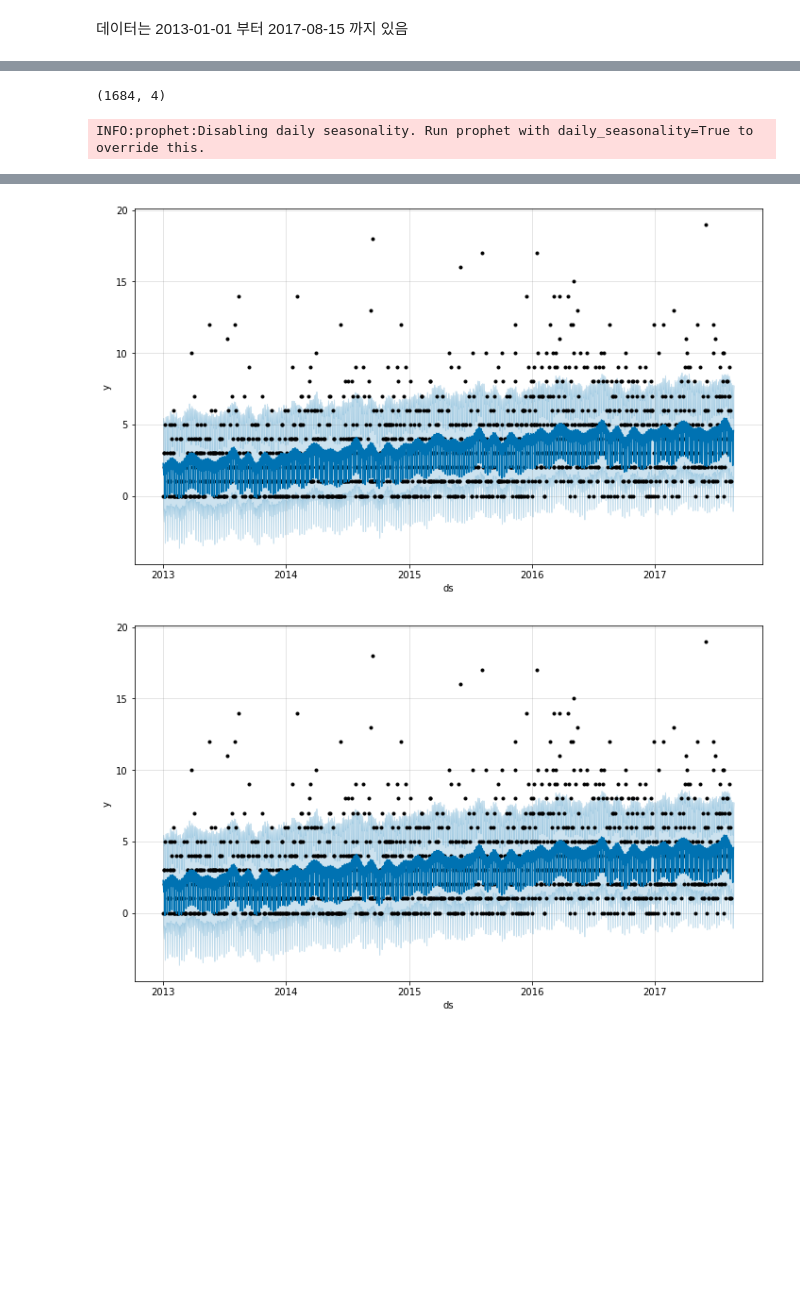
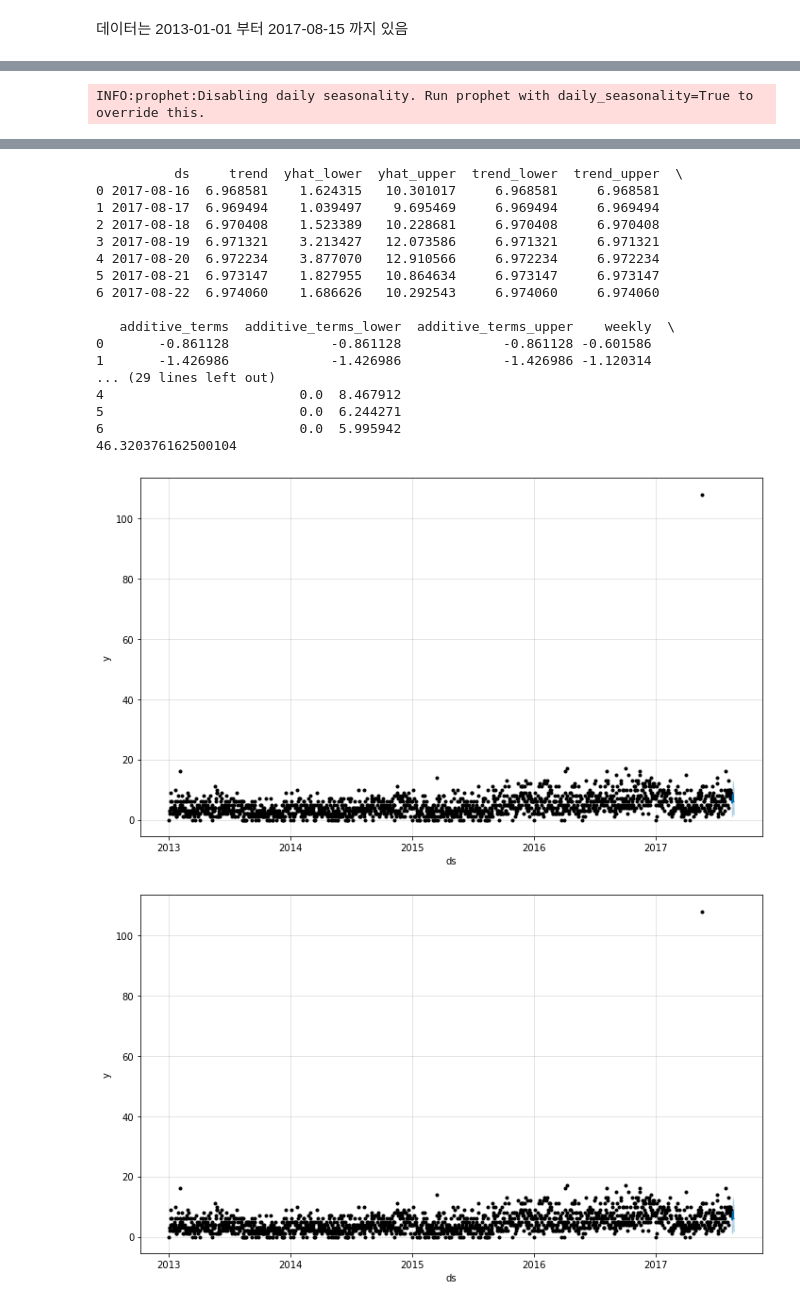
Before and after one commit to UniM0cha/Project-MachineLearning, a Jupyter notebook: Flask/prophet_test.ipynb, the cells around one changed output, grey strips where cells are left out. Saved outputs shown, nothing was run; the diff lists cells and outputs as text; code cells hidden in the pictures; blank space fills up the shorter version.

```diff
--- a/Flask/prophet_test.ipynb
+++ b/Flask/prophet_test.ipynb
@@ -5,5 +17,7 @@
 # %%
 import pandas as pd
-data = pd.read_csv('sales_raw.csv')
+
+data = pd.read_csv('./../data/sales_modified.csv', index_col=0)
+data = data[(data['store_id'] == 2) & (data['product_id'] == 2)]
 data
 # %% [output]
@@ -52,9 +36,0 @@ See the caveats in the documentation: https://pandas.pydata.org/pandas-docs/stab
-# %%
-data = pd.read_csv('sales_modified.csv', index_col=0)
-data = data[data['store_id'] == 1]
-
-items = []
-for i in data['product_id'].unique():
-    item = data[data['product_id'] == i]
-    # item = data[['ds', 'y']]
-    items.append(item)
@@ -77,18 +37,15 @@ items[0]
-# %%
-items[0].shape
-# %% [output]
-(1684, 4)
 # %%
 from prophet import Prophet
 
 prophet = Prophet()
-prophet.fit(items[0])
+prophet.fit(data)
 
-future = prophet.make_future_dataframe(periods=7, freq='D')
-
+future = prophet.make_future_dataframe(periods=7, freq='D',include_history=False)
+print(future)
 forecast = prophet.predict(future)
 # print(forecast[['ds', 'yhat','yhat_lower','yhat_upper']])
-
+print(forecast)
+print(sum(forecast['yhat']))
 prophet.plot(forecast)
 # %% [output]
 INFO:prophet:Disabling daily seasonality. Run prophet with daily_seasonality=True to override this.
@@ -109,7 +67,24 @@ Initial log joint probability = -22.3322
 Optimization terminated normally:
   Convergence detected: relative gradient magnitude is below tolerance
+          ds     trend  yhat_lower  yhat_upper  trend_lower  trend_upper  \
+0 2017-08-16  6.968581    1.624315   10.301017     6.968581     6.968581
+1 2017-08-17  6.969494    1.039497    9.695469     6.969494     6.969494
+2 2017-08-18  6.970408    1.523389   10.228681     6.970408     6.970408
+3 2017-08-19  6.971321    3.213427   12.073586     6.971321     6.971321
+4 2017-08-20  6.972234    3.877070   12.910566     6.972234     6.972234
+5 2017-08-21  6.973147    1.827955   10.864634     6.973147     6.973147
+6 2017-08-22  6.974060    1.686626   10.292543     6.974060     6.974060
+
+   additive_terms  additive_terms_lower  additive_terms_upper    weekly  \
+0       -0.861128             -0.861128             -0.861128 -0.601586
+1       -1.426986             -1.426986             -1.426986 -1.120314
+... (29 lines left out)
+4                         0.0  8.467912
+5                         0.0  6.244271
+6                         0.0  5.995942
+46.320376162500104
-[figure, old version]
+[figure, new version]
-[figure, old version]
+[figure, new version]
 # %%
 prophet.plot_components(forecast)
 # %% [output]
```
Also changed, not shown: parts of 7 cells of this notebook, 12 other files.
